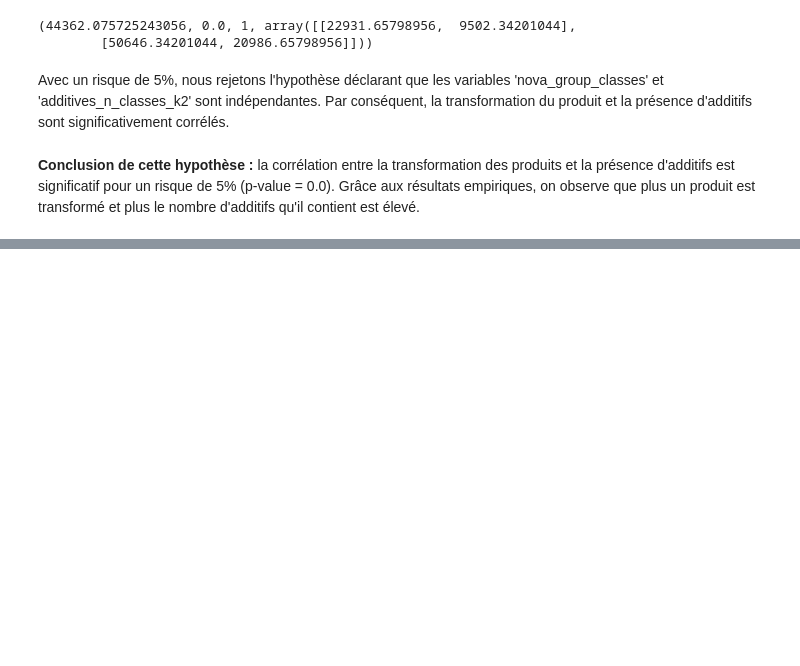
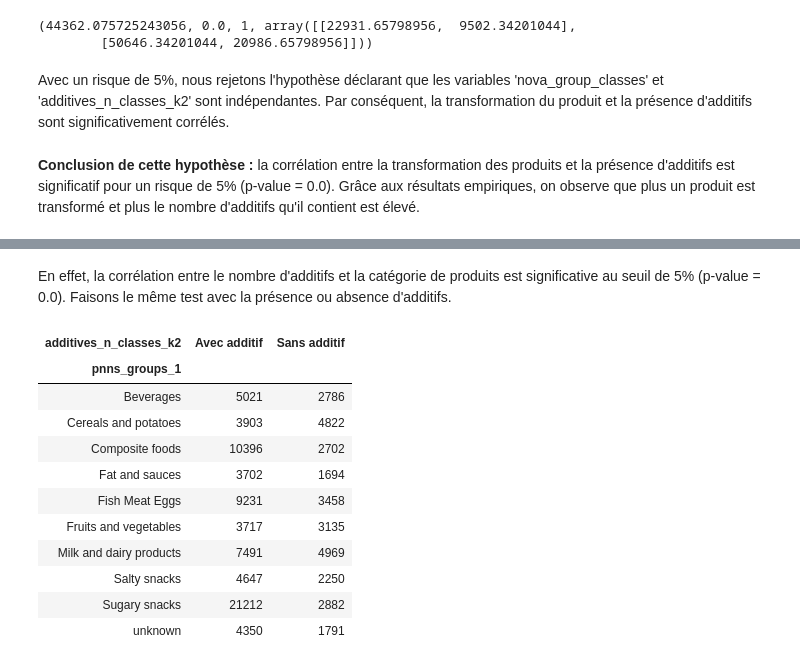
Before and after one commit to sebastienbourgeois/oc-p3-conception-application-sante-publique, a Jupyter notebook: PSante_02_notebookexploration.ipynb, the cells around one changed output, grey strips where cells are left out. Saved outputs shown, nothing was run; the diff lists cells and outputs as text; code cells hidden in the pictures; blank space fills up the shorter version.

```diff
--- a/PSante_02_notebookexploration.ipynb
+++ b/PSante_02_notebookexploration.ipynb
@@ -1024,0 +1104,24 @@ Avec un risque de 5%, nous rejetons l'hypothèse déclarant que les variables 'n
+# %% [markdown]
+En effet, la corrélation entre le nombre d'additifs et la catégorie de produits est significative au seuil de 5% (p-value = 0.0). Faisons le même test avec la présence ou absence d'additifs.
+# %%
+X = 'pnns_groups_1'
+Y = 'additives_n_classes_k2'
+
+tableau_contingence = open_food_facts_df[[X, Y]].pivot_table(index=X,
+                                                             columns=Y,
+                                                             aggfunc=len)
+
+tableau_contingence
+# %% [output]
+| additives_n_classes_k2 | Avec additif | Sans additif |
+| pnns_groups_1 |  |  |
+| Beverages | 5021 | 2786 |
+| Cereals and potatoes | 3903 | 4822 |
+| Composite foods | 10396 | 2702 |
+| Fat and sauces | 3702 | 1694 |
+| Fish Meat Eggs | 9231 | 3458 |
+| Fruits and vegetables | 3717 | 3135 |
+| Milk and dairy products | 7491 | 4969 |
+| Salty snacks | 4647 | 2250 |
+| Sugary snacks | 21212 | 2882 |
+| unknown | 4350 | 1791 |
```
Also changed, not shown: parts of 10 cells of this notebook.
